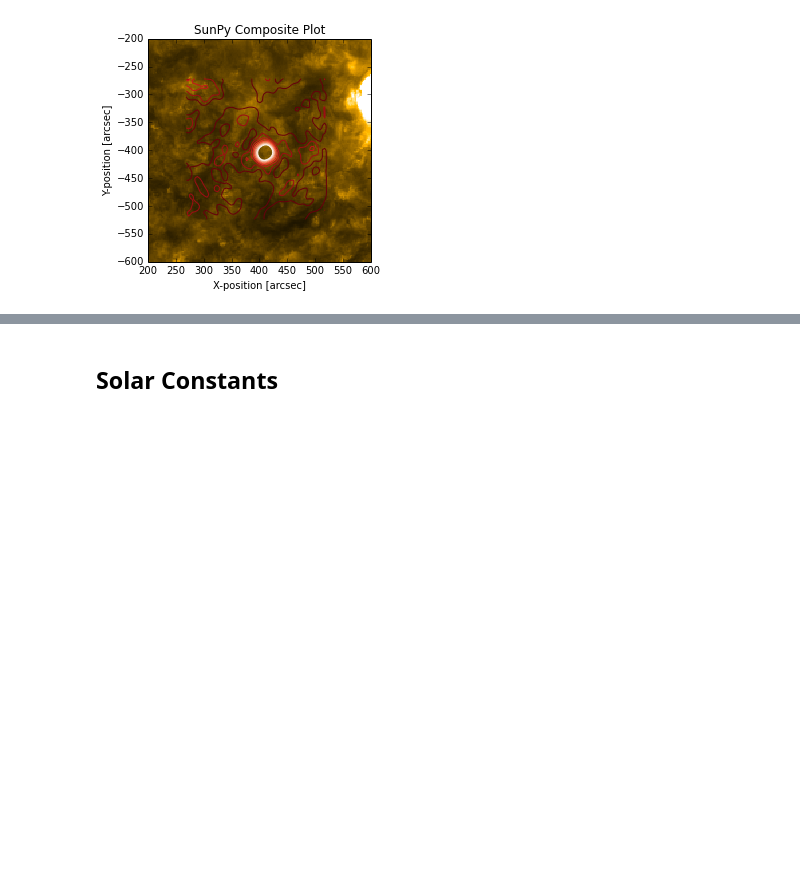
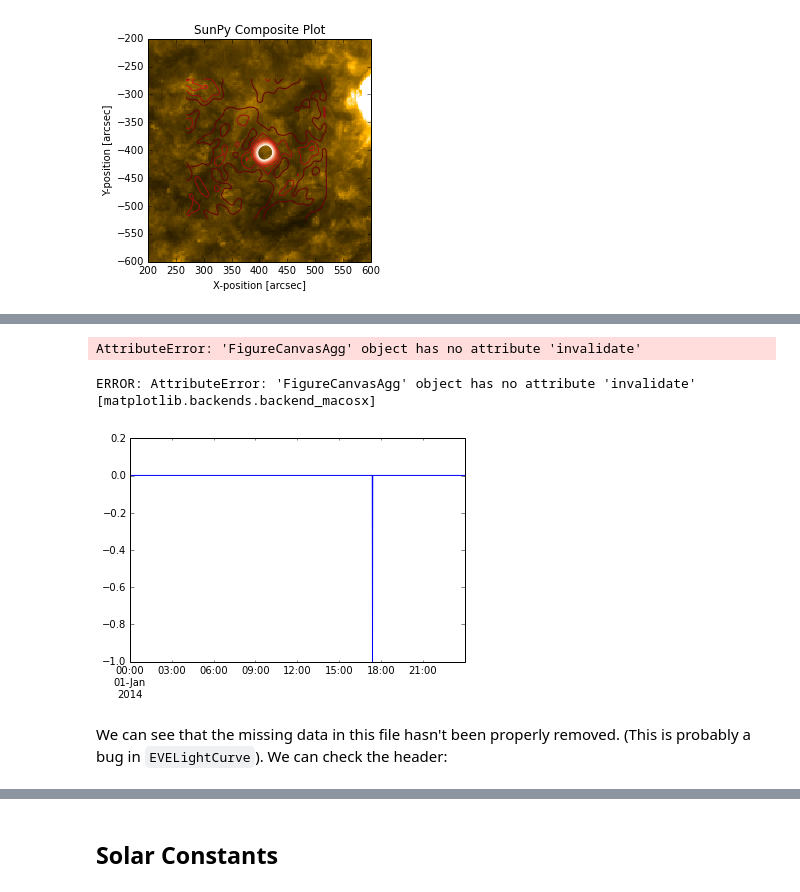
Before and after one commit to ehsteve/ipython-notebooks, a Jupyter notebook: RHESSI Workshope 13 - SunPy.ipynb, the cells around one changed output, grey strips where cells are left out. Cells and saved outputs as stored; diff of their text form; code cells hidden in the pictures; blank space fills up the shorter version.

```diff
--- a/RHESSI Workshope 13 - SunPy.ipynb
+++ b/RHESSI Workshope 13 - SunPy.ipynb
@@ -226,0 +270,8 @@ callisto_nobg.peek(vmin = 0)
+# %%
+ax = evelc.data['17.1ESP'].plot()
+# %% [output]
+AttributeError: 'FigureCanvasAgg' object has no attribute 'invalidate'
+ERROR: AttributeError: 'FigureCanvasAgg' object has no attribute 'invalidate' [matplotlib.backends.backend_macosx]
+[figure, added]
+# %% [markdown]
+We can see that the missing data in this file hasn't been properly removed. (This is probably a bug in `EVELightCurve`). We can check the header:
```
Also changed, not shown: parts of 53 cells of this notebook, 2 other files.
